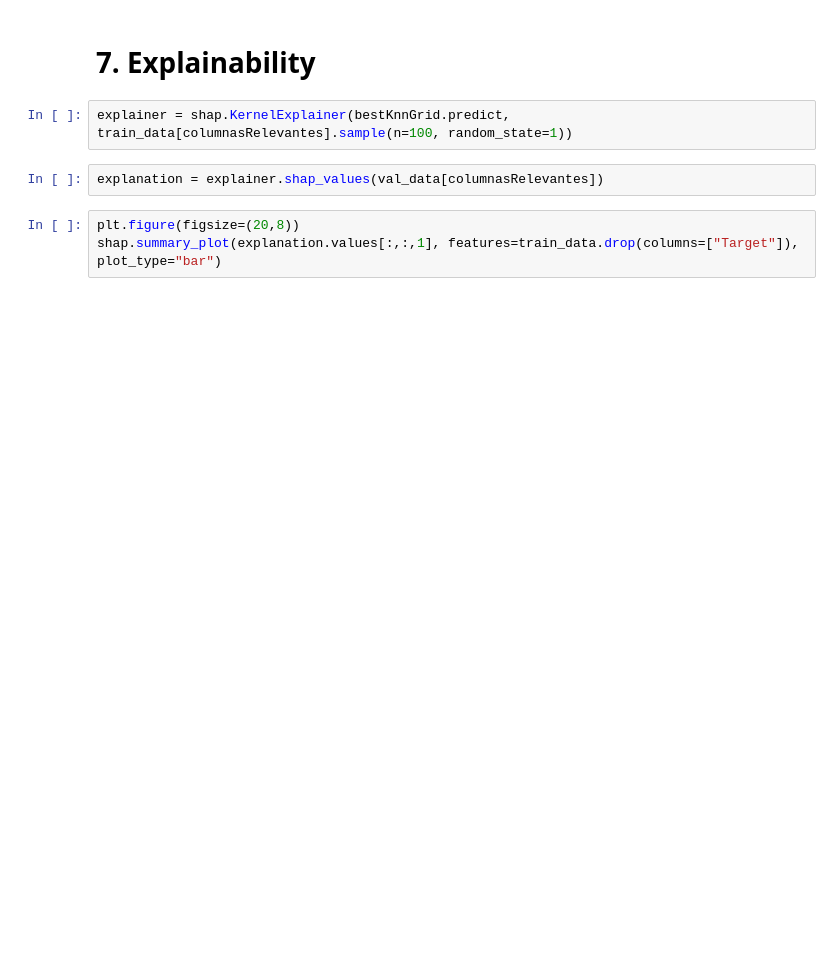
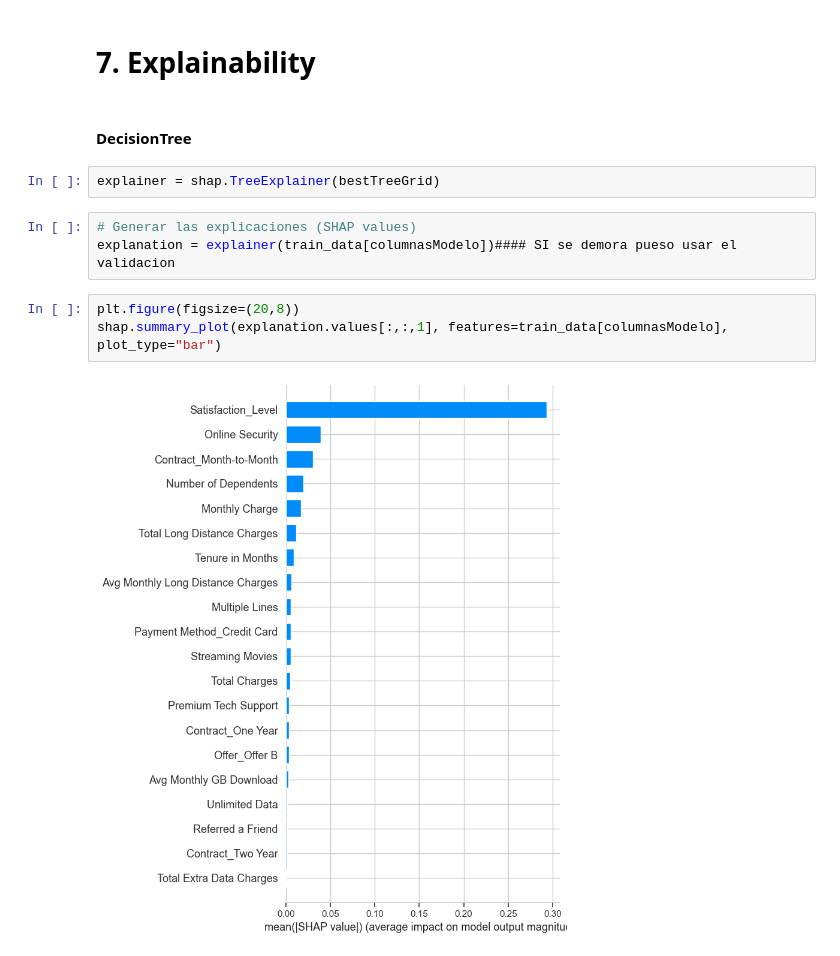
Before and after one commit to mcpoveda2/ProyectoFinalPython, a Jupyter notebook: projectFinal.ipynb, the cells around one changed output. Saved outputs shown, nothing was run; the diff lists cells and outputs as text; blank space fills up the shorter version.

```diff
--- a/projectFinal.ipynb
+++ b/projectFinal.ipynb
@@ -1773,11 +1852,16 @@ print(classification_report(y_true=val_data["Target"], y_pred=y_pred))
 # %% [markdown]
 # 7. Explainability
+# %% [markdown]
+#### DecisionTree
 # %%
-explainer = shap.KernelExplainer(bestKnnGrid.predict, train_data[columnasRelevantes].sample(n=100, random_state=1))
+explainer = shap.TreeExplainer(bestTreeGrid)
-# %%
-explanation = explainer.shap_values(val_data[columnasRelevantes])
+# %%
+# Generar las explicaciones (SHAP values)
+explanation = explainer(train_data[columnasModelo])#### SI se demora pueso usar el validacion
 # %%
 plt.figure(figsize=(20,8))
-shap.summary_plot(explanation.values[:,:,1], features=train_data.drop(columns=["Target"]), plot_type="bar")
+shap.summary_plot(explanation.values[:,:,1], features=train_data[columnasModelo], plot_type="bar")
+# %% [output]
+[figure, added]
 # %%
 plt.figure(figsize=(20,8))
```
Also changed, not shown: parts of 27 cells of this notebook.
